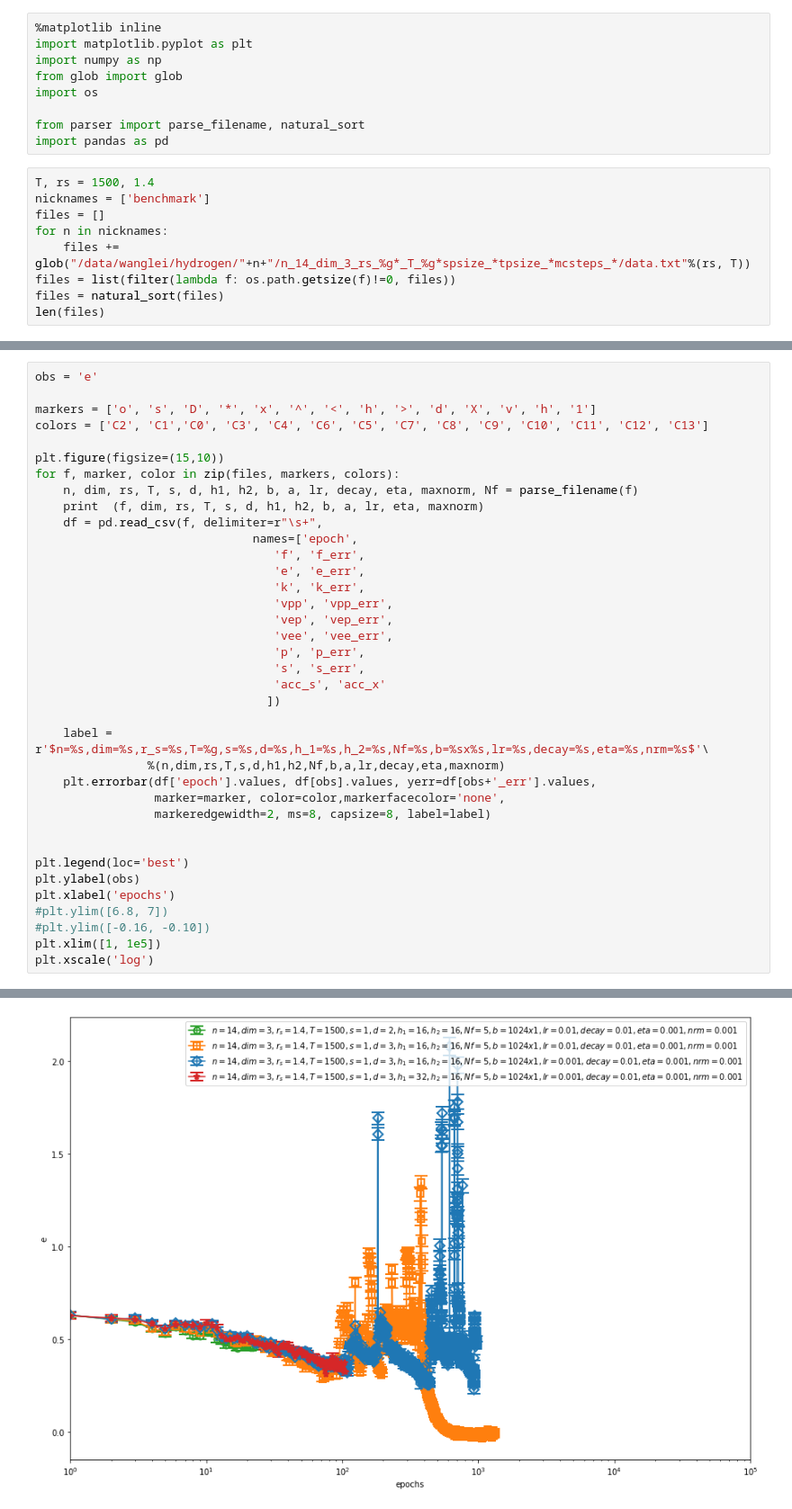
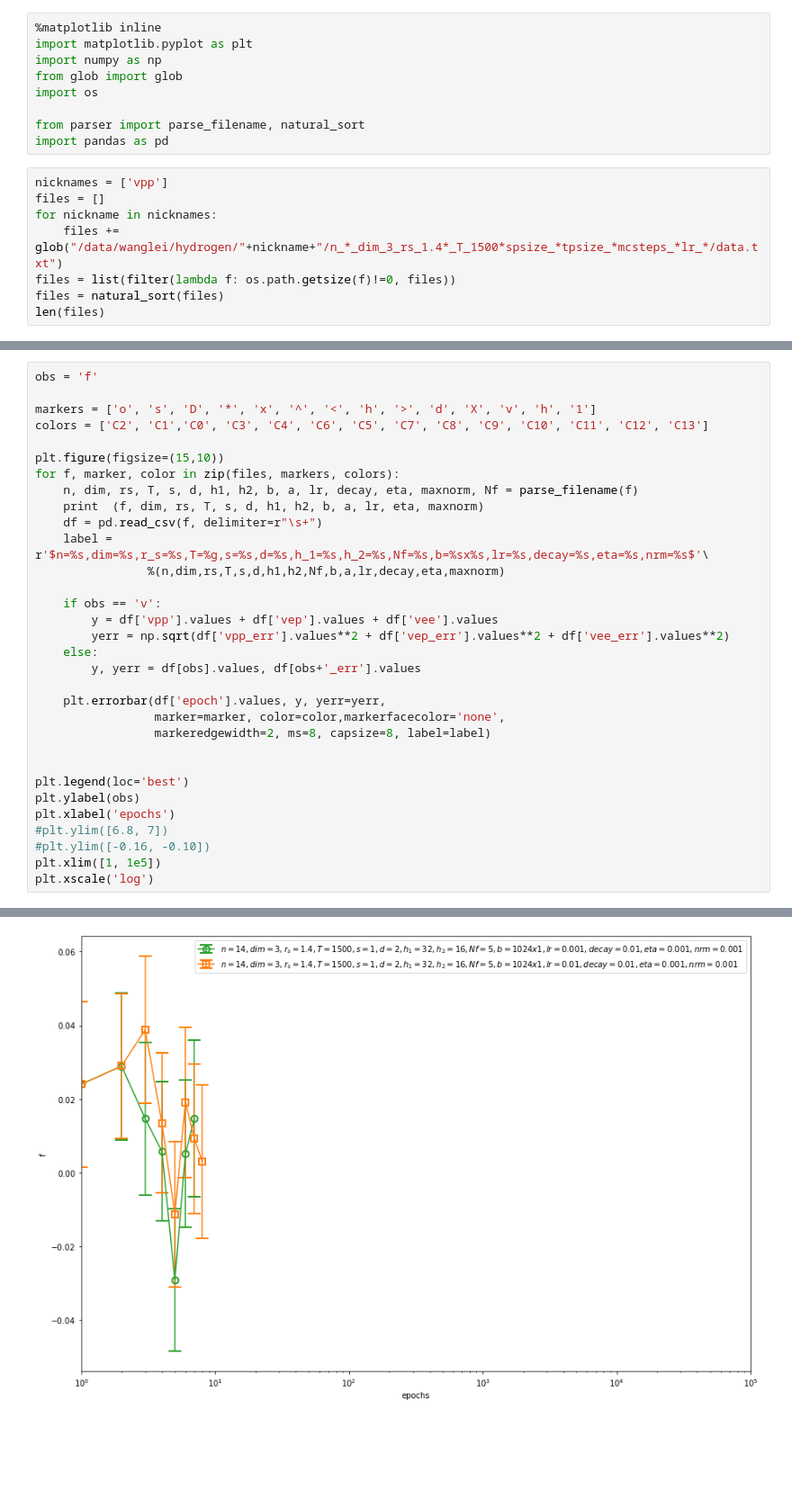
Before and after one commit to fermiflow/hydrogen, a Jupyter notebook: analysis/analysis.ipynb, the cells around one changed output, grey strips where cells are left out. Shown: that part at 90% size. Saved outputs shown, nothing was run; the diff lists cells and outputs as text; blank space fills up the shorter version.

```diff
--- a/analysis/analysis.ipynb
+++ b/analysis/analysis.ipynb
@@ -8,11 +8,10 @@ import os
 from parser import parse_filename, natural_sort
 import pandas as pd
 # %%
-T, rs = 1500, 1.4
-nicknames = ['benchmark']
+nicknames = ['vpp']
 files = []
-for n in nicknames:
-    files += glob("/data/wanglei/hydrogen/"+n+"/n_14_dim_3_rs_%g*_T_%g*spsize_*tpsize_*mcsteps_*/data.txt"%(rs, T))
+for nickname in nicknames:
+    files += glob("/data/wanglei/hydrogen/"+nickname+"/n_*_dim_3_rs_1.4*_T_1500*spsize_*tpsize_*mcsteps_*lr_*/data.txt")
 files = list(filter(lambda f: os.path.getsize(f)!=0, files))
 files = natural_sort(files)
 len(files)
@@ -21,5 +20,5 @@ len(files)
 # %%
-obs = 'e'
+obs = 'f'
 
 markers = ['o', 's', 'D', '*', 'x', '^', '<', 'h', '>', 'd', 'X', 'v', 'h', '1']
 colors = ['C2', 'C1','C0', 'C3', 'C4', 'C6', 'C5', 'C7', 'C8', 'C9', 'C10', 'C11', 'C12', 'C13']
@@ -28,22 +27,17 @@ plt.figure(figsize=(15,10))
 for f, marker, color in zip(files, markers, colors):
     n, dim, rs, T, s, d, h1, h2, b, a, lr, decay, eta, maxnorm, Nf = parse_filename(f)
     print  (f, dim, rs, T, s, d, h1, h2, b, a, lr, eta, maxnorm)
-    df = pd.read_csv(f, delimiter=r"\s+",
-                               names=['epoch',
-                                  'f', 'f_err',
-                                  'e', 'e_err',
-                                  'k', 'k_err',
-                                  'vpp', 'vpp_err',
-                                  'vep', 'vep_err',
-                                  'vee', 'vee_err',
-                                  'p', 'p_err',
-                                  's', 's_err',
-                                  'acc_s', 'acc_x'
-                                 ])
-
+    df = pd.read_csv(f, delimiter=r"\s+")
     label = r'$n=%s,dim=%s,r_s=%s,T=%g,s=%s,d=%s,h_1=%s,h_2=%s,Nf=%s,b=%sx%s,lr=%s,decay=%s,eta=%s,nrm=%s$'\
                 %(n,dim,rs,T,s,d,h1,h2,Nf,b,a,lr,decay,eta,maxnorm)
-    plt.errorbar(df['epoch'].values, df[obs].values, yerr=df[obs+'_err'].values,
+
+    if obs == 'v':
+        y = df['vpp'].values + df['vep'].values + df['vee'].values
+        yerr = np.sqrt(df['vpp_err'].values**2 + df['vep_err'].values**2 + df['vee_err'].values**2)
+    else:
+        y, yerr = df[obs].values, df[obs+'_err'].values
+
+    plt.errorbar(df['epoch'].values, y, yerr=yerr,
                  marker=marker, color=color,markerfacecolor='none',
                  markeredgewidth=2, ms=8, capsize=8, label=label)
 
@@ -63 +55 @@ plt.xscale('log')
-[figure, old version]
+[figure, new version]
```
Also changed, not shown: parts of 2 cells of this notebook, 3 other files.
